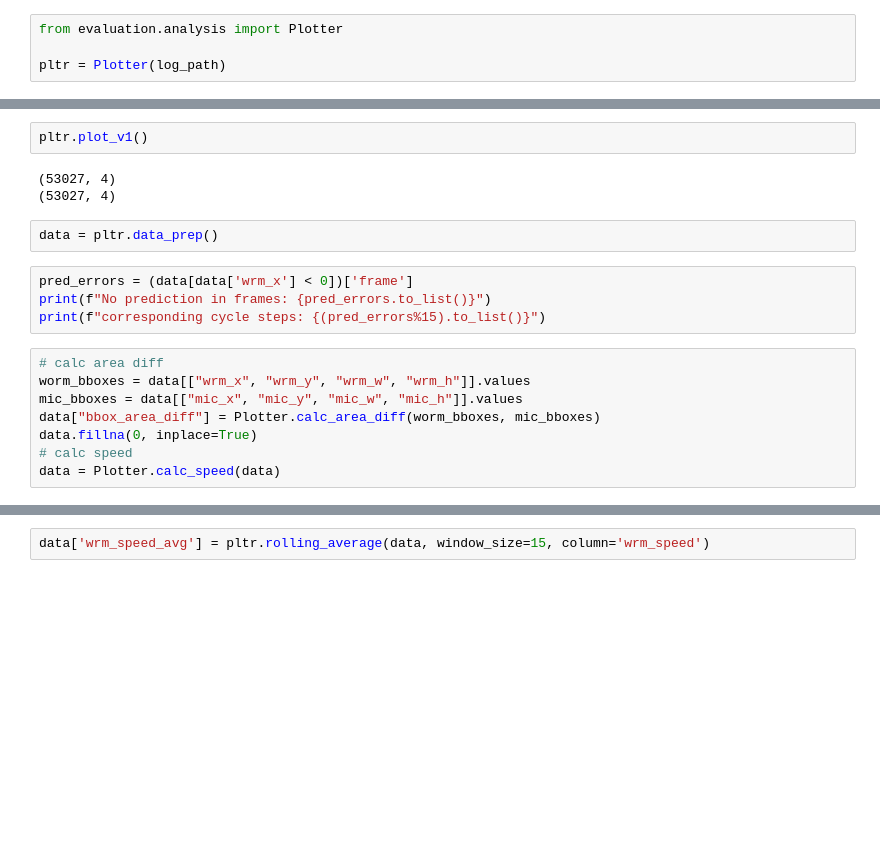
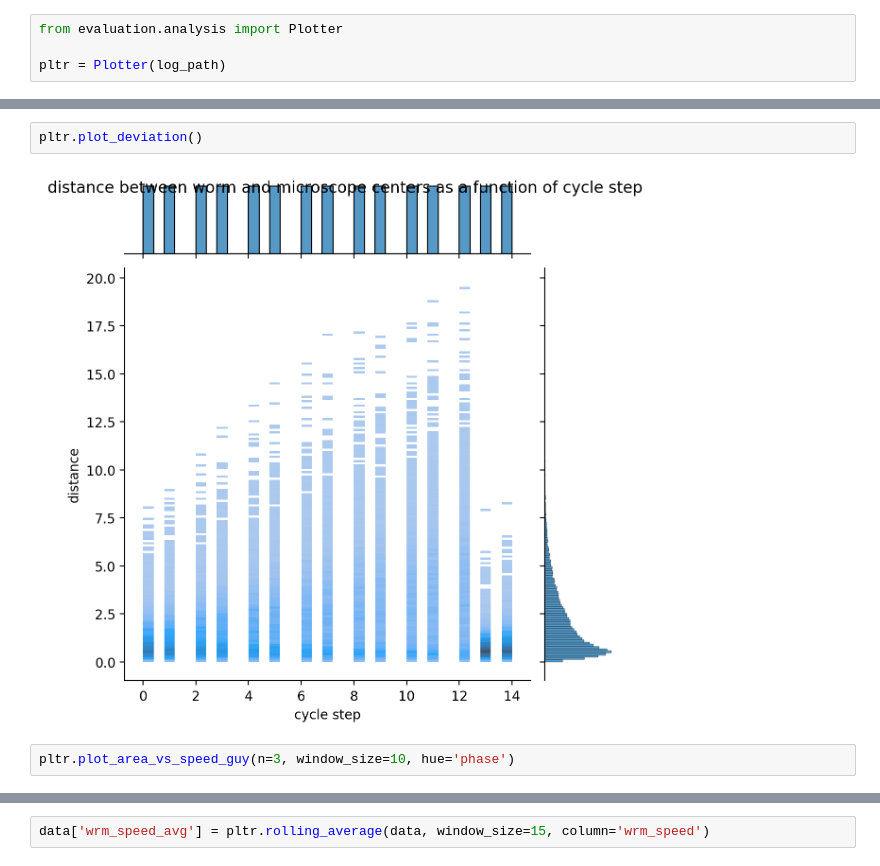
Before and after one commit to giladfrid009/WTracker, a Jupyter notebook: main2.ipynb, the cells around one changed output, grey strips where cells are left out. Cells and saved outputs as stored; diff of their text form; blank space fills up the shorter version.

```diff
--- a/main2.ipynb
+++ b/main2.ipynb
@@ -27,19 +66,6 @@ pltr = Plotter(log_path)
 # %%
-pltr.plot_v1()
+pltr.plot_deviation()
 # %% [output]
-(53027, 4)
-(53027, 4)
+[figure, added]
-# %%
-data = pltr.data_prep()
-# %%
-pred_errors = (data[data['wrm_x'] < 0])['frame']
-print(f"No prediction in frames: {pred_errors.to_list()}")
-print(f"corresponding cycle steps: {(pred_errors%15).to_list()}")
-# %%
-# calc area diff
-worm_bboxes = data[["wrm_x", "wrm_y", "wrm_w", "wrm_h"]].values
-mic_bboxes = data[["mic_x", "mic_y", "mic_w", "mic_h"]].values
-data["bbox_area_diff"] = Plotter.calc_area_diff(worm_bboxes, mic_bboxes)
-data.fillna(0, inplace=True)
-# calc speed
-data = Plotter.calc_speed(data)
+# %%
+pltr.plot_area_vs_speed_guy(n=3, window_size=10, hue='phase')
```
Also changed, not shown: parts of 19 cells of this notebook, 6 other files.
